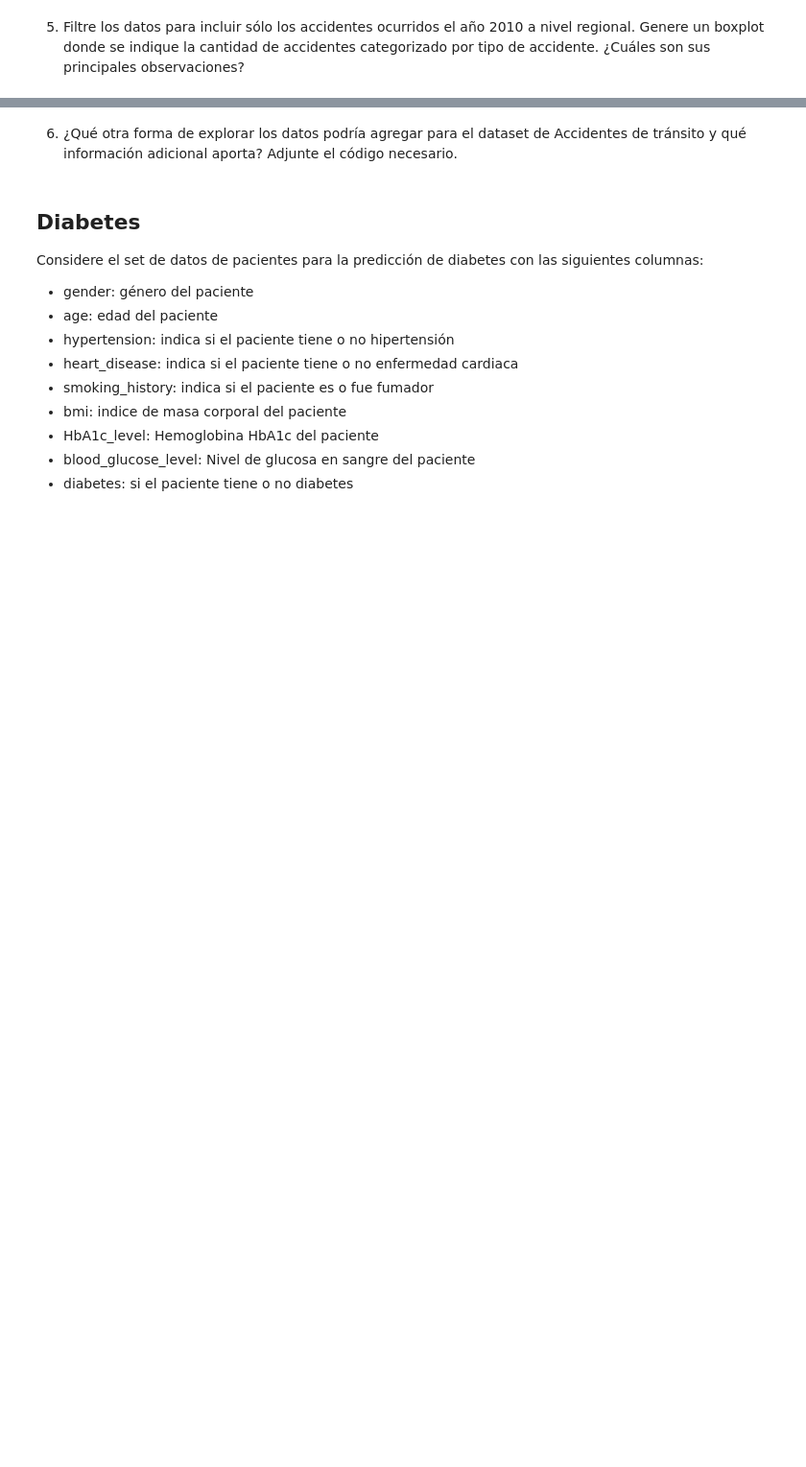
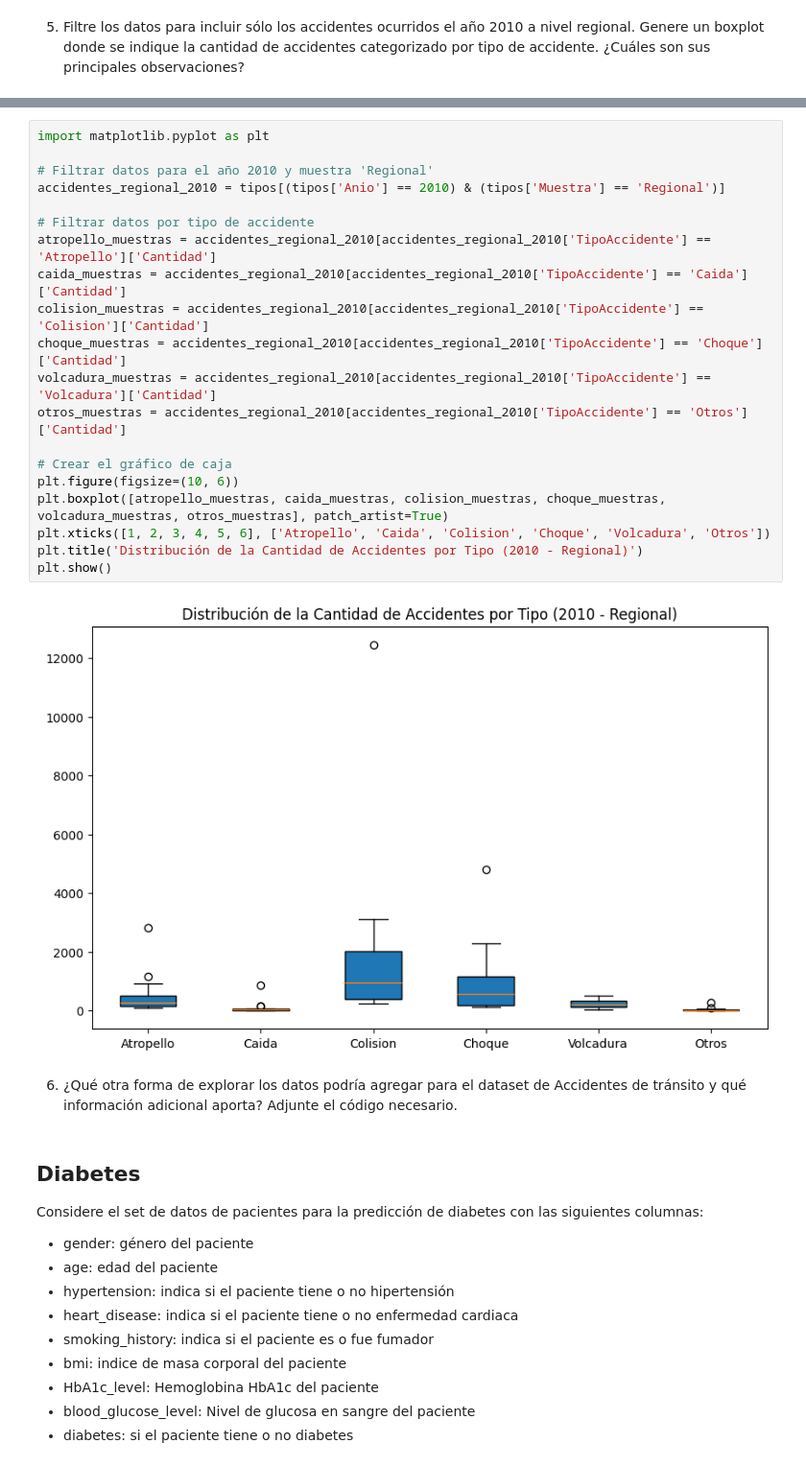
Before and after one commit to andyreus17/mineria, a Jupyter notebook: Laboratorio_2.ipynb, the cells around one changed output, grey strips where cells are left out. Shown: that part at 96% size. Saved outputs shown, nothing was run; the diff lists cells and outputs as text; blank space fills up the shorter version.

```diff
--- a/Laboratorio_2.ipynb
+++ b/Laboratorio_2.ipynb
@@ -53,3 +106,25 @@ R:
+# %%
+import matplotlib.pyplot as plt
+
+# Filtrar datos para el año 2010 y muestra 'Regional'
+accidentes_regional_2010 = tipos[(tipos['Anio'] == 2010) & (tipos['Muestra'] == 'Regional')]
+
+# Filtrar datos por tipo de accidente
+atropello_muestras = accidentes_regional_2010[accidentes_regional_2010['TipoAccidente'] == 'Atropello']['Cantidad']
+caida_muestras = accidentes_regional_2010[accidentes_regional_2010['TipoAccidente'] == 'Caida']['Cantidad']
+colision_muestras = accidentes_regional_2010[accidentes_regional_2010['TipoAccidente'] == 'Colision']['Cantidad']
+choque_muestras = accidentes_regional_2010[accidentes_regional_2010['TipoAccidente'] == 'Choque']['Cantidad']
+volcadura_muestras = accidentes_regional_2010[accidentes_regional_2010['TipoAccidente'] == 'Volcadura']['Cantidad']
+otros_muestras = accidentes_regional_2010[accidentes_regional_2010['TipoAccidente'] == 'Otros']['Cantidad']
+
+# Crear el gráfico de caja
+plt.figure(figsize=(10, 6))
+plt.boxplot([atropello_muestras, caida_muestras, colision_muestras, choque_muestras, volcadura_muestras, otros_muestras], patch_artist=True)
+plt.xticks([1, 2, 3, 4, 5, 6], ['Atropello', 'Caida', 'Colision', 'Choque', 'Volcadura', 'Otros'])
+plt.title('Distribución de la Cantidad de Accidentes por Tipo (2010 - Regional)')
+plt.show()
+# %% [output]
+[figure, added]
 # %% [markdown]
 6. ¿Qué otra forma de explorar los datos podría agregar para el dataset de Accidentes de tránsito y qué información adicional aporta? Adjunte el código necesario.
 # %% [markdown]
```
Also changed, not shown: parts of 10 cells of this notebook, 1 other file.
